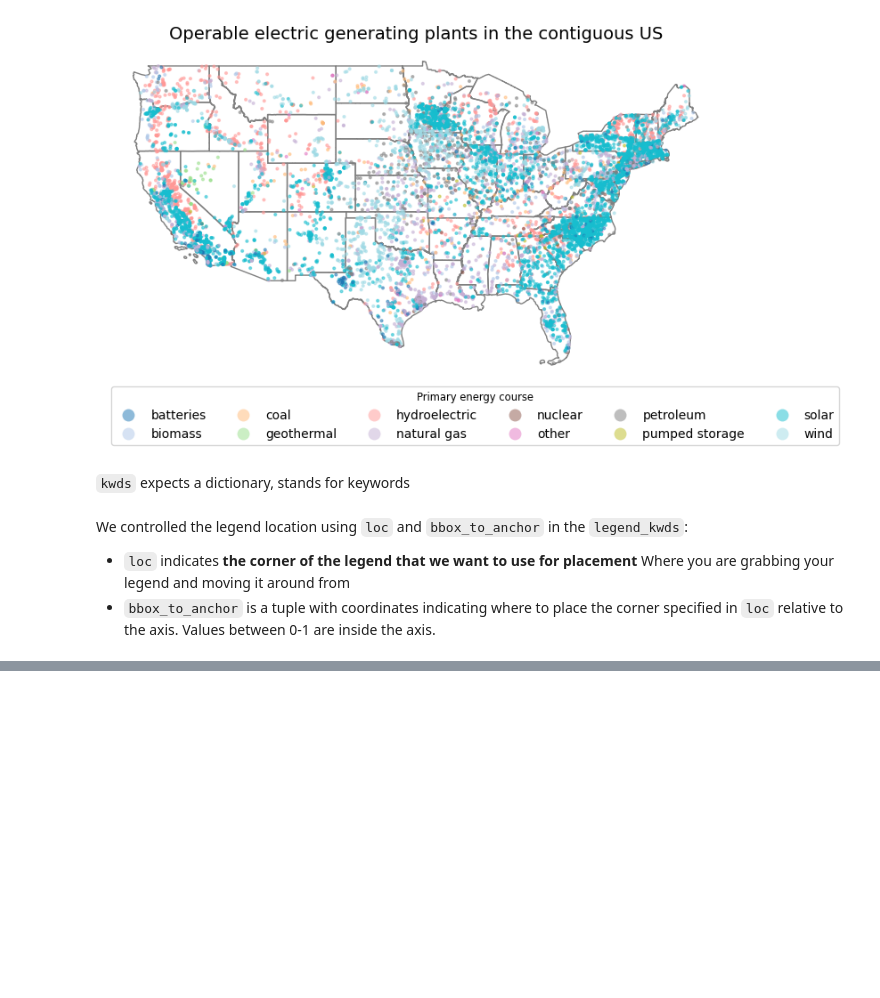
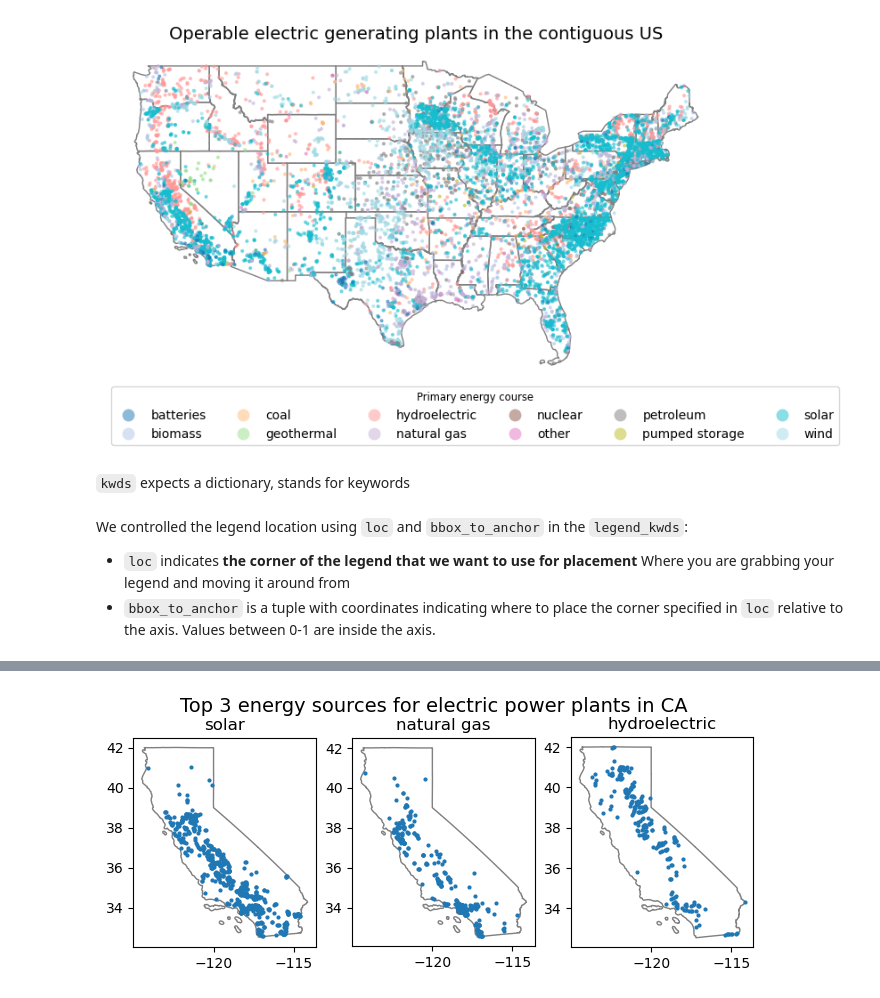
Before and after one commit to haylee360/eds220-2024-in-class, a Jupyter notebook: week5-csv-to-geodif.ipynb, the cells around one changed output, grey strips where cells are left out. Saved outputs shown, nothing was run; the diff lists cells and outputs as text; code cells hidden in the pictures; blank space fills up the shorter version.

```diff
--- a/week5-csv-to-geodif.ipynb
+++ b/week5-csv-to-geodif.ipynb
@@ -293,0 +371,2 @@ We controlled the legend location using `loc` and `bbox_to_anchor` in the `legen
+# %%
+ca_power_plants = power_plants[power_plants['state']== 'California']
@@ -293,0 +375,27 @@ We controlled the legend location using `loc` and `bbox_to_anchor` in the `legen
+# %%
+# Carmen's way of doing this step
+top_sources = ca_power_plants.primsource.value_counts().index[:3].tolist()
+# %%
+ca_boundary = contiguous[contiguous['name'] == 'California']
+# %%
+fig, axes = plt.subplots(nrows=1, ncols=3, figsize=(8,3))
+
+# Remove axis for a cleaner map
+ax.axis('off')
+
+
+for ax, i in zip(axes, top_sources):
+    ax.set_title(i)
+    ca_boundary.plot(ax=ax,
+                color='none',
+                edgecolor='gray')
+    # Select points for the sources --> Carmen's way
+    # subset = ca_power_plants[ca_power_plants.primsource==i]
+    # subset.plot(ax=ax, markersize=0.5)
+    ca_power_plants[ca_power_plants['primsource'] == i].plot(ax=ax,
+                                                             markersize = 4)
+
+fig.suptitle('Top 3 energy sources for electric power plants in CA', fontsize=14)
+plt.show()
+# %% [output]
+[figure, added]
```
Also changed, not shown: parts of 24 cells of this notebook, 1 other file.
